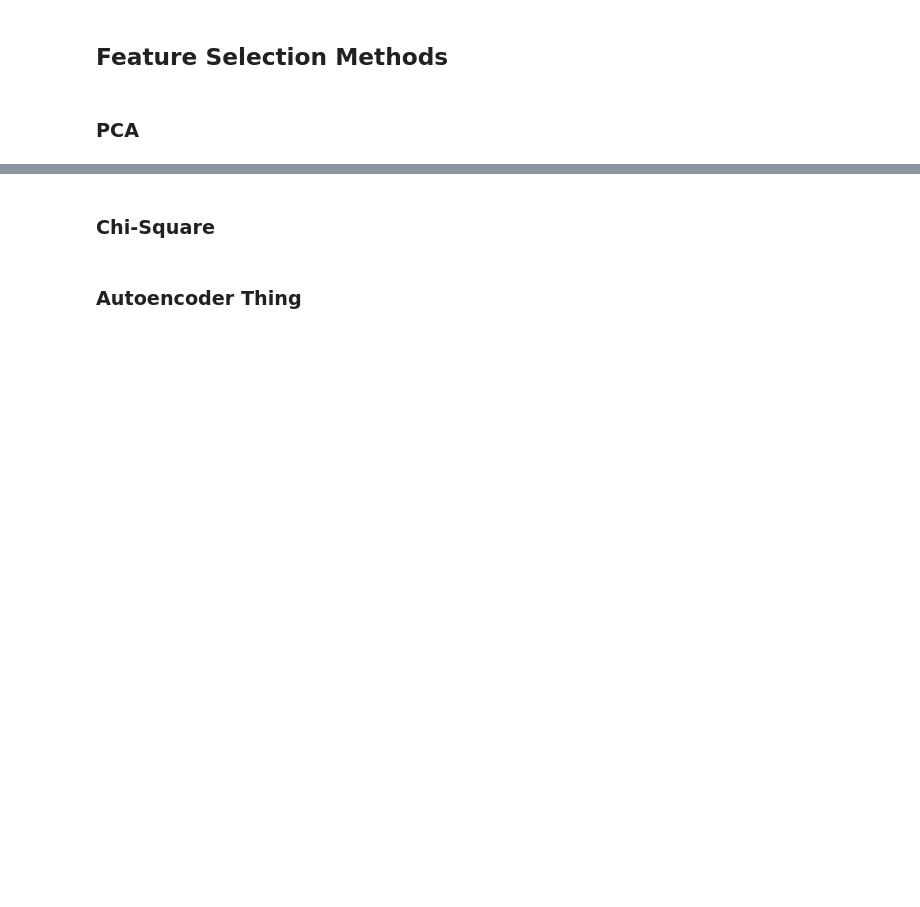
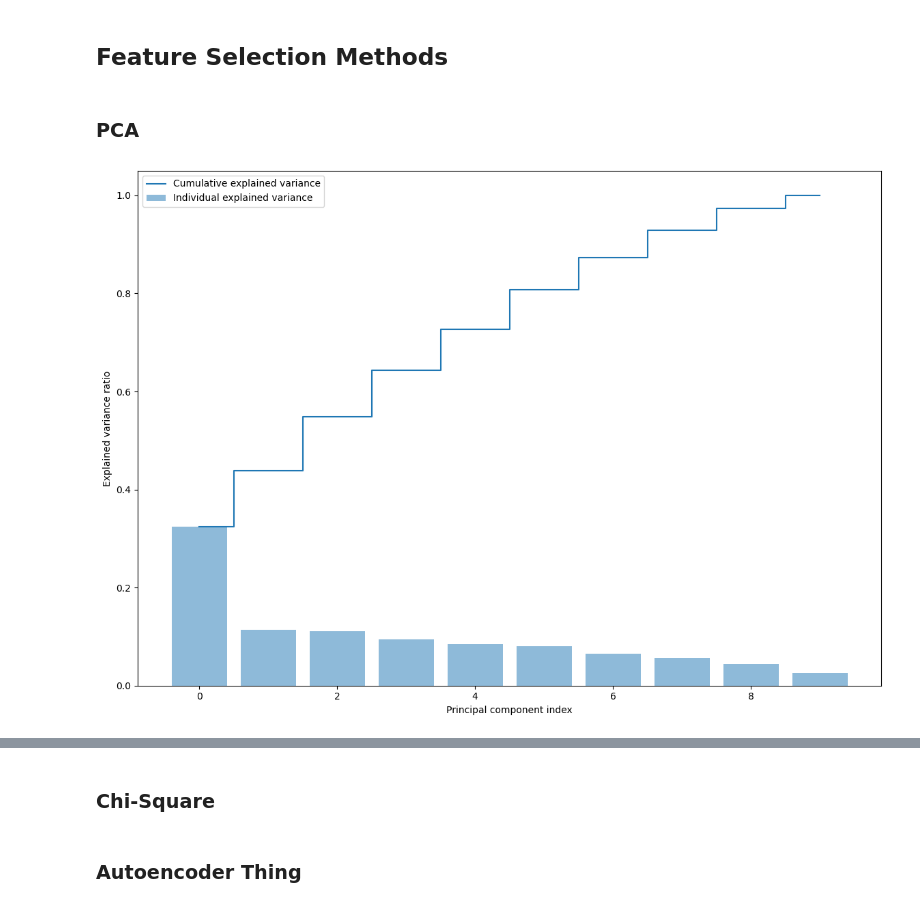
Before and after one commit to santiviquez/lie-detection, a Jupyter notebook: predictors_reliability.ipynb, the cells around one changed output, grey strips where cells are left out. Cells and saved outputs as stored; diff of their text form; code cells hidden in the pictures; blank space fills up the shorter version.

```diff
--- a/predictors_reliability.ipynb
+++ b/predictors_reliability.ipynb
@@ -271,3 +267,37 @@ plt.show()
 ## Feature Selection Methods
 # %% [markdown]
 ### PCA
+# %%
+from sklearn.preprocessing import StandardScaler
+from sklearn.decomposition import PCA
+
+features  = BF_CTU_df.columns.drop("CONDITION")
+list(features) #creating list of features
+
+feature_values = BF_CTU_df.loc[:, features].values #separating the features
+target_values = BF_CTU_df.loc[:, "CONDITION"].values #separating the target
+
+feature_values_std = StandardScaler().fit_transform(feature_values)
+
+#Finding explained variance for PCA
+
+pca = PCA()
+
+feature_values_pca = pca.fit_transform(feature_values_std) #Determine transformed feature
+
+exp_var_pca = pca.explained_variance_ratio_ #Determine explained variance using explained_variance_ration_ attribute
+
+cum_sum_eigenvalues = np.cumsum(exp_var_pca) #Cumulative sum of eigenvalues; This will be used to create step plot
+# for visualizing the variance explained by each principal component.
+
+plt.bar(range(0,len(exp_var_pca)), exp_var_pca, alpha=0.5, align='center', label='Individual explained variance')
+plt.step(range(0,len(cum_sum_eigenvalues)), cum_sum_eigenvalues, where='mid',label='Cumulative explained variance')
+plt.ylabel('Explained variance ratio')
+plt.xlabel('Principal component index')
+plt.legend(loc='best')
+plt.tight_layout()
+plt.show()
+
+#We can see that the first 6 components captures 80% of the total variance. Thus, I will try PCA with 8 components.
+# %% [output]
+[figure, added]
```
Also changed, not shown: parts of 6 cells of this notebook.
